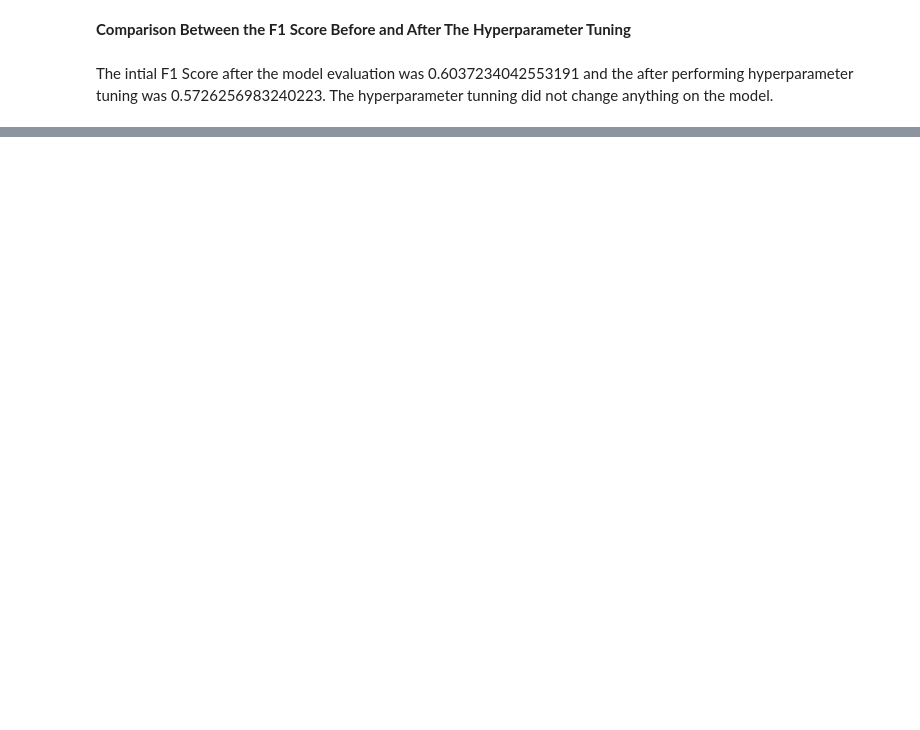
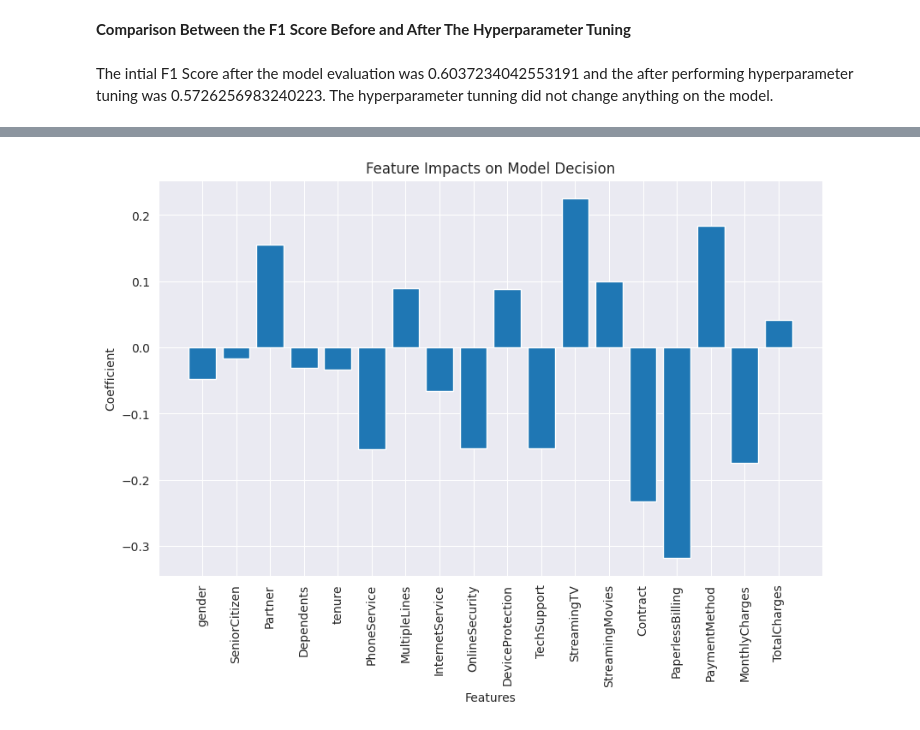
Before and after one commit to AlphaLock/Classification-Project-Predicting-Customer-Churn, a Jupyter notebook: Customer_Churn.ipynb, the cells around one changed output, grey strips where cells are left out. Drawn from its saved outputs; the diff is of its cells as text; code cells hidden in the pictures; blank space fills up the shorter version.

```diff
--- a/Customer_Churn.ipynb
+++ b/Customer_Churn.ipynb
@@ -985,0 +1033,15 @@ The intial F1 Score after the model evaluation was 0.6037234042553191 and the af
+# %%
+# Coefficients and feature names
+coefficients = [-0.04756916596441864, -0.017372760274432474, 0.15511021057462107, -0.030964015173187125, -0.0339779110630372, -0.15384947382491454, 0.08890754759280671, -0.06649150026954014, -0.1526135840645733, 0.08767165781950373, -0.1526135840645733, 0.22567020861452716, 0.09907075119753213, -0.23234942679440362, -0.3176370815250714, 0.18435840586497682, -0.175209716255411, 0.0419310406023068]
+feature_names = ['gender', 'SeniorCitizen', 'Partner', 'Dependents', 'tenure', 'PhoneService', 'MultipleLines', 'InternetService', 'OnlineSecurity', 'DeviceProtection', 'TechSupport', 'StreamingTV', 'StreamingMovies', 'Contract', 'PaperlessBilling', 'PaymentMethod', 'MonthlyCharges', 'TotalCharges']
+
+# Plotting
+fig, ax = plt.subplots(figsize=(10, 6))
+ax.bar(feature_names, coefficients)
+ax.set_xlabel('Features')
+ax.set_ylabel('Coefficient')
+ax.set_title('Feature Impacts on Model Decision')
+plt.xticks(rotation='vertical')
+plt.show()
+# %% [output]
+[figure, added]
```
Also changed, not shown: parts of 30 cells of this notebook.
